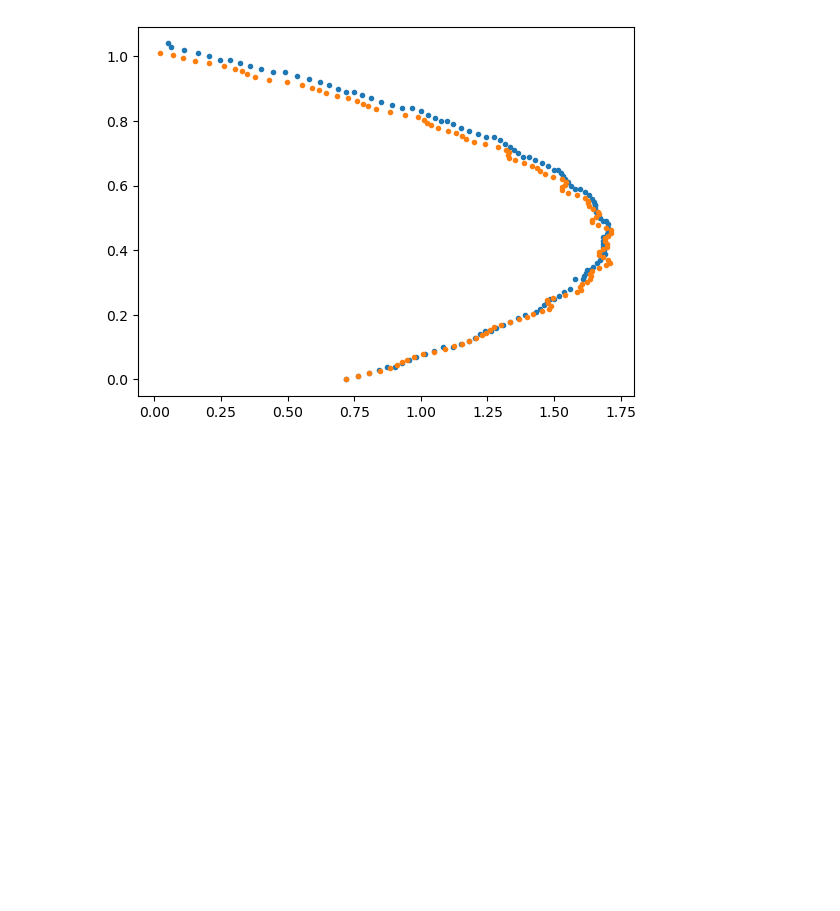
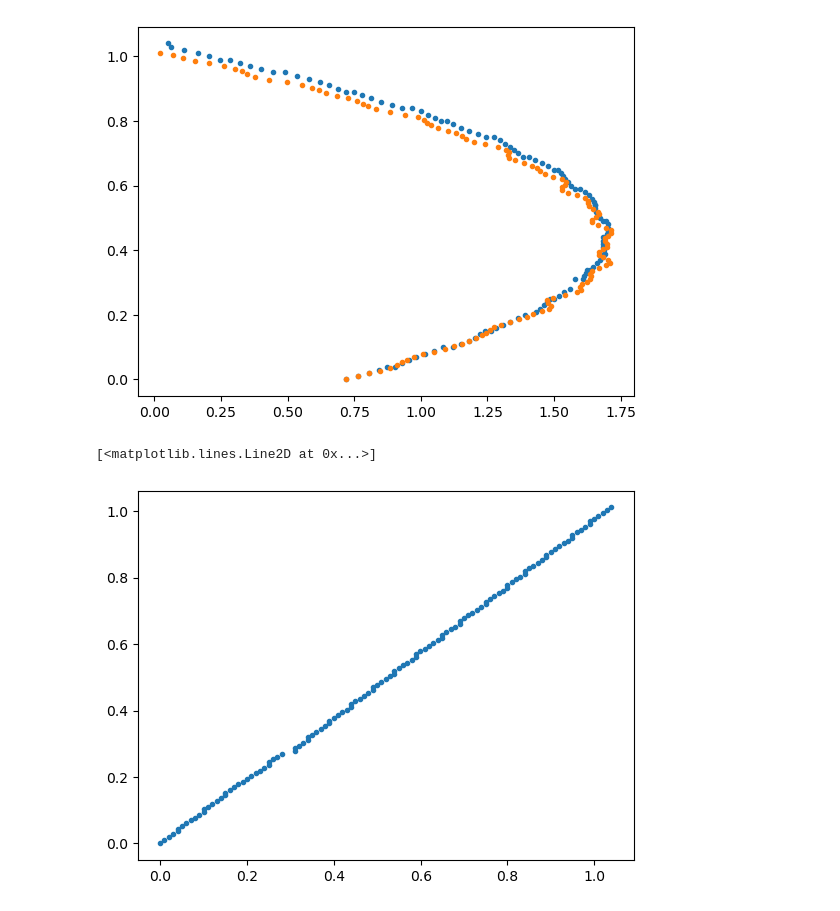
Before and after one commit to kirankigi5/ball_tracking, a Jupyter notebook: ball_tracking.ipynb, the cells around one changed output. Saved outputs shown, nothing was run; the diff lists cells and outputs as text; code cells hidden in the pictures; blank space fills up the shorter version.

```diff
--- a/ball_tracking.ipynb
+++ b/ball_tracking.ipynb
@@ -293,3 +301,10 @@ plt.plot(predicted_data_array[:,2], clock_2, '.')
 plt.show()
 # %% [output]
 [figure]
+# %%
+# clock_1 vs clock_2
+
+plt.plot(clock_1, clock_2, '.')
+# %% [output]
+[<matplotlib.lines.Line2D at 0x...>]
+[figure, added]
```
Also changed, not shown: parts of 5 cells of this notebook.
